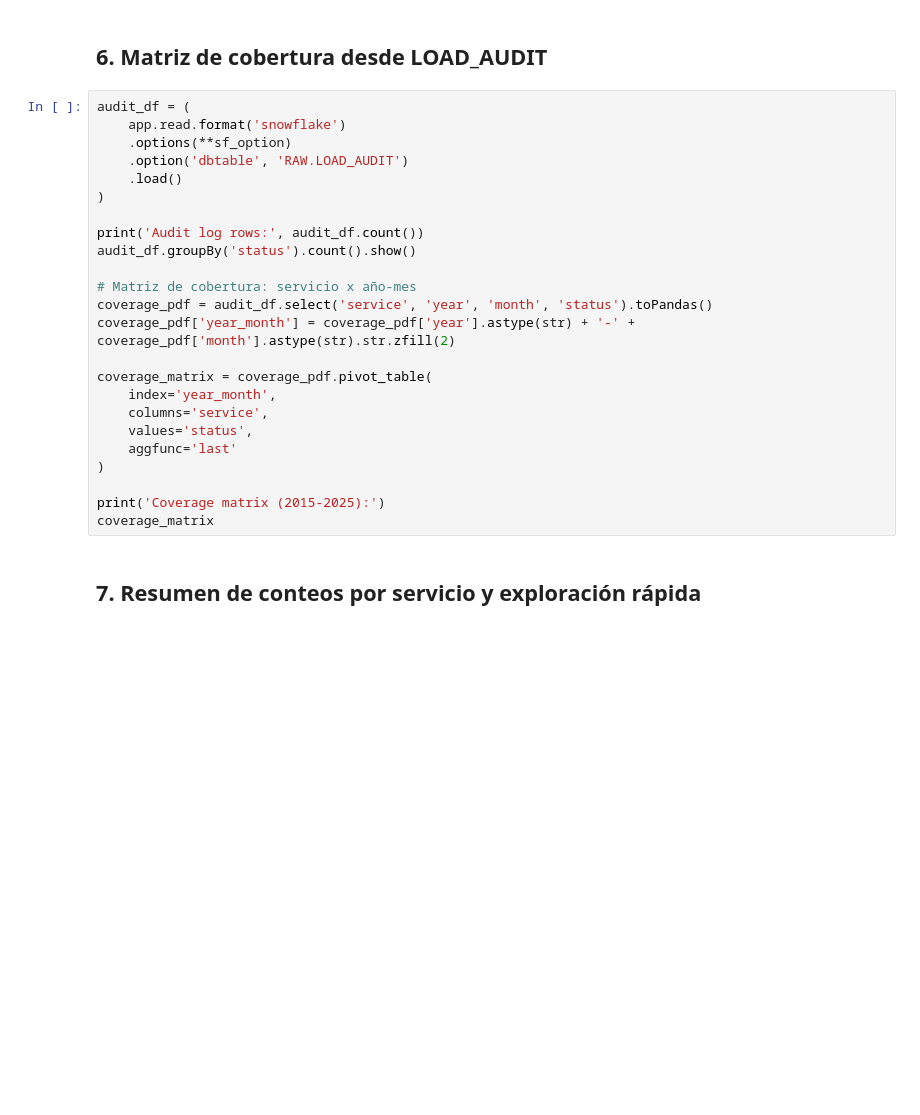
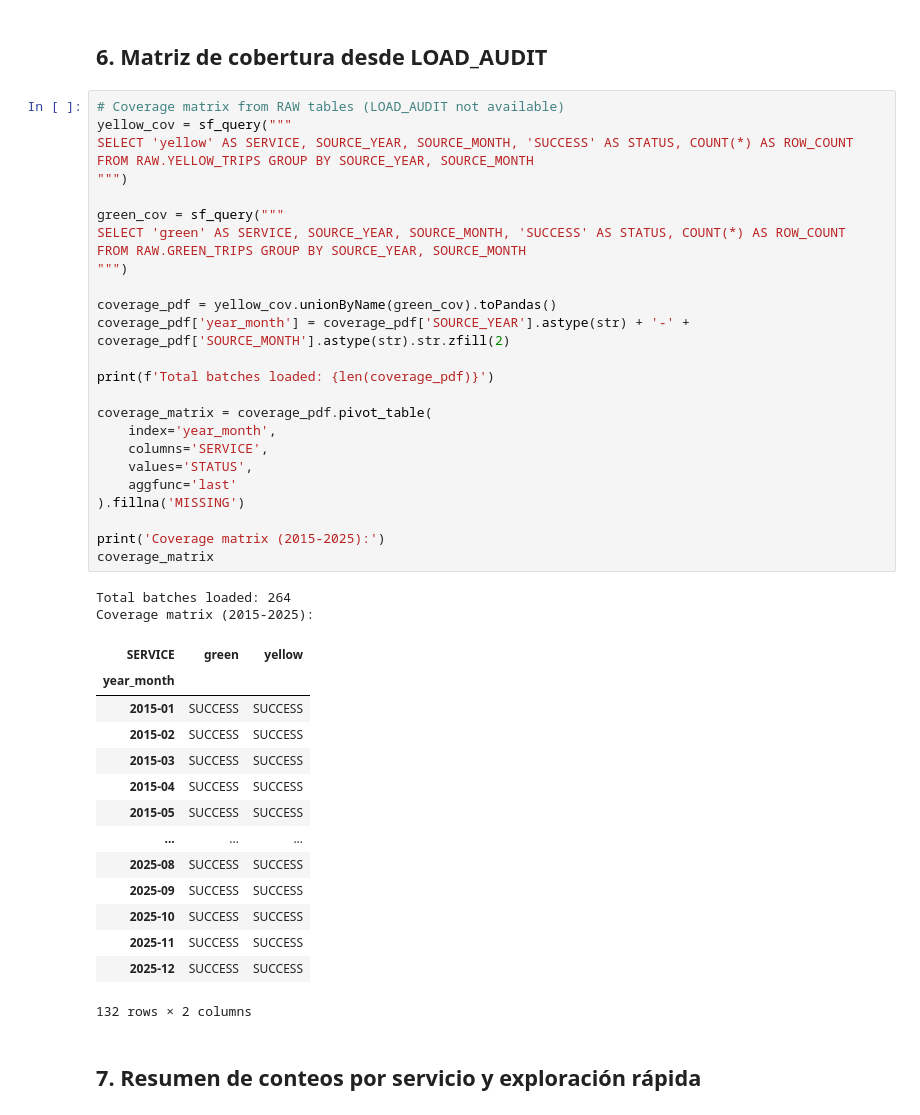
Before and after one commit to AndresProano/NYC-Taxi-Analytics-Spark-Snowflake-One-Big-Table-Pipeline, a Jupyter notebook: notebooks/04_validaciones_y_exploracion.ipynb, the cells around one changed output. Cells and saved outputs as stored; diff of their text form; blank space fills up the shorter version.

```diff
--- a/notebooks/04_validaciones_y_exploracion.ipynb
+++ b/notebooks/04_validaciones_y_exploracion.ipynb
@@ -214,29 +280,48 @@ comparison.show(300, truncate=False)
 # %% [markdown]
 ## 6. Matriz de cobertura desde LOAD_AUDIT
 # %%
-audit_df = (
-    app.read.format('snowflake')
-    .options(**sf_option)
-    .option('dbtable', 'RAW.LOAD_AUDIT')
-    .load()
-)
+# Coverage matrix from RAW tables (LOAD_AUDIT not available)
+yellow_cov = sf_query("""
+SELECT 'yellow' AS SERVICE, SOURCE_YEAR, SOURCE_MONTH, 'SUCCESS' AS STATUS, COUNT(*) AS ROW_COUNT
+FROM RAW.YELLOW_TRIPS GROUP BY SOURCE_YEAR, SOURCE_MONTH
+""")
 
-print('Audit log rows:', audit_df.count())
-audit_df.groupBy('status').count().show()
+green_cov = sf_query("""
+SELECT 'green' AS SERVICE, SOURCE_YEAR, SOURCE_MONTH, 'SUCCESS' AS STATUS, COUNT(*) AS ROW_COUNT
+FROM RAW.GREEN_TRIPS GROUP BY SOURCE_YEAR, SOURCE_MONTH
+""")
 
-# Matriz de cobertura: servicio x año-mes
-coverage_pdf = audit_df.select('service', 'year', 'month', 'status').toPandas()
-coverage_pdf['year_month'] = coverage_pdf['year'].astype(str) + '-' + coverage_pdf['month'].astype(str).str.zfill(2)
+coverage_pdf = yellow_cov.unionByName(green_cov).toPandas()
+coverage_pdf['year_month'] = coverage_pdf['SOURCE_YEAR'].astype(str) + '-' + coverage_pdf['SOURCE_MONTH'].astype(str).str.zfill(2)
+
+print(f'Total batches loaded: {len(coverage_pdf)}')
 
 coverage_matrix = coverage_pdf.pivot_table(
     index='year_month',
-    columns='service',
-    values='status',
+    columns='SERVICE',
+    values='STATUS',
     aggfunc='last'
-)
+).fillna('MISSING')
 
 print('Coverage matrix (2015-2025):')
 coverage_matrix
+# %% [output]
+Total batches loaded: 264
+Coverage matrix (2015-2025):
+| SERVICE | green | yellow |
+| year_month |  |  |
+| 2015-01 | SUCCESS | SUCCESS |
+| 2015-02 | SUCCESS | SUCCESS |
+| 2015-03 | SUCCESS | SUCCESS |
+| 2015-04 | SUCCESS | SUCCESS |
+| 2015-05 | SUCCESS | SUCCESS |
+| ... | ... | ... |
+| 2025-08 | SUCCESS | SUCCESS |
+| 2025-09 | SUCCESS | SUCCESS |
+| 2025-10 | SUCCESS | SUCCESS |
+| 2025-11 | SUCCESS | SUCCESS |
+| 2025-12 | SUCCESS | SUCCESS |
+132 rows × 2 columns
 # %% [markdown]
 ## 7. Resumen de conteos por servicio y exploración rápida
 # %%
```
Also changed, not shown: parts of 7 cells of this notebook, 10 other files.
